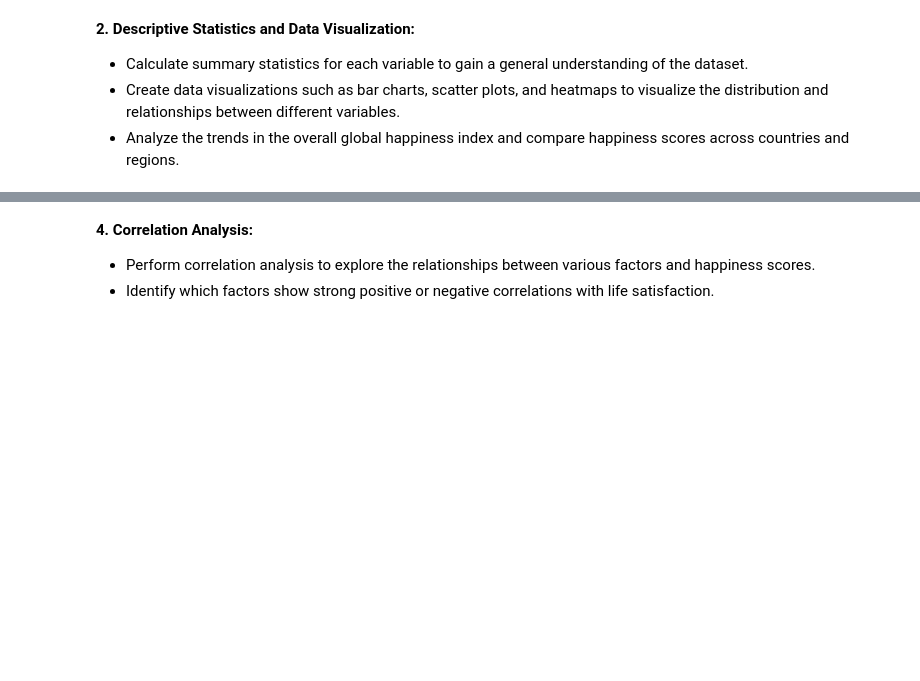
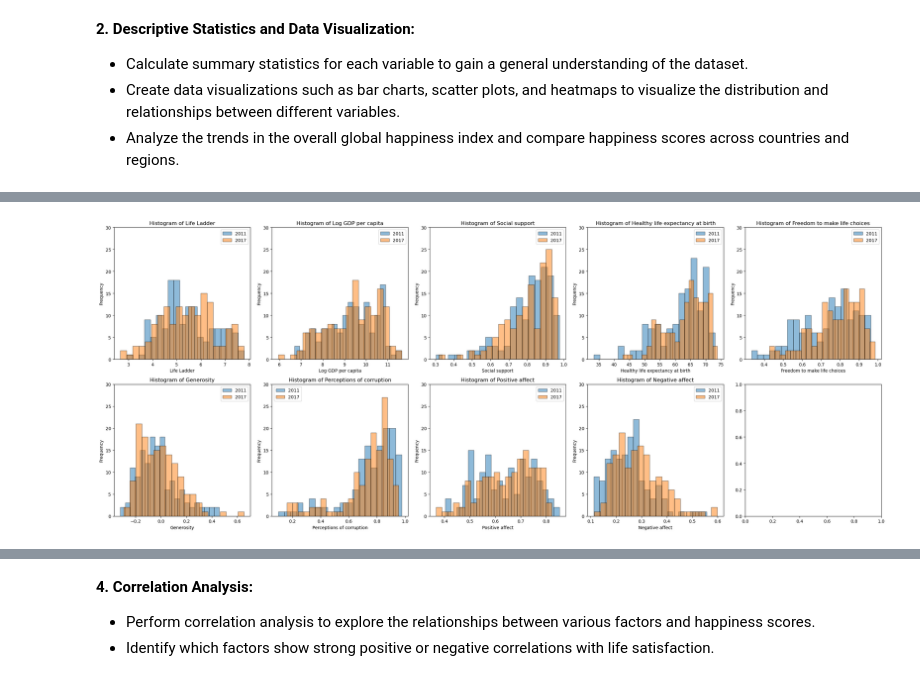
Before and after one commit to Qifei-C/PSTAT100_fp, a Jupyter notebook: PSTAT100 final project.ipynb, the cells around one changed output, grey strips where cells are left out. Saved outputs shown, nothing was run; the diff lists cells and outputs as text; code cells hidden in the pictures; blank space fills up the shorter version.

```diff
--- a/PSTAT100 final project.ipynb
+++ b/PSTAT100 final project.ipynb
@@ -208,0 +315,25 @@ plt.show()
+# %%
+# Get the list of columns (excluding 'Country name' and 'year')
+data_columns = whr_2017.columns[2:]
+
+# Create a figure with subplots
+fig, axs = plt.subplots(2, 5, figsize=(25, 10))
+
+# Plot a histogram for each variable for both years
+for i, column in enumerate(data_columns):
+    row, col = divmod(i, 5)  # Calculate row and column indices for the 2x5 grid
+    axs[row, col].hist(whr_2011[column], bins=20, edgecolor='black', alpha=0.5, label='2011')
+    axs[row, col].hist(whr_2017[column], bins=20, edgecolor='black', alpha=0.5, label='2017')
+    axs[row, col].set_title(f'Histogram of {column}')
+    axs[row, col].set_xlabel(column)
+    axs[row, col].set_ylabel('Frequency')
+    axs[row, col].set_ylim(0, 30)
+    axs[row, col].legend()  # Add a legend to each subplot
+
+# Adjust layout and spacing between subplots
+plt.tight_layout()
+
+# Display
+plt.show()
+# %% [output]
+[figure, added]
```
Also changed, not shown: parts of 35 cells of this notebook, 2 other files.
